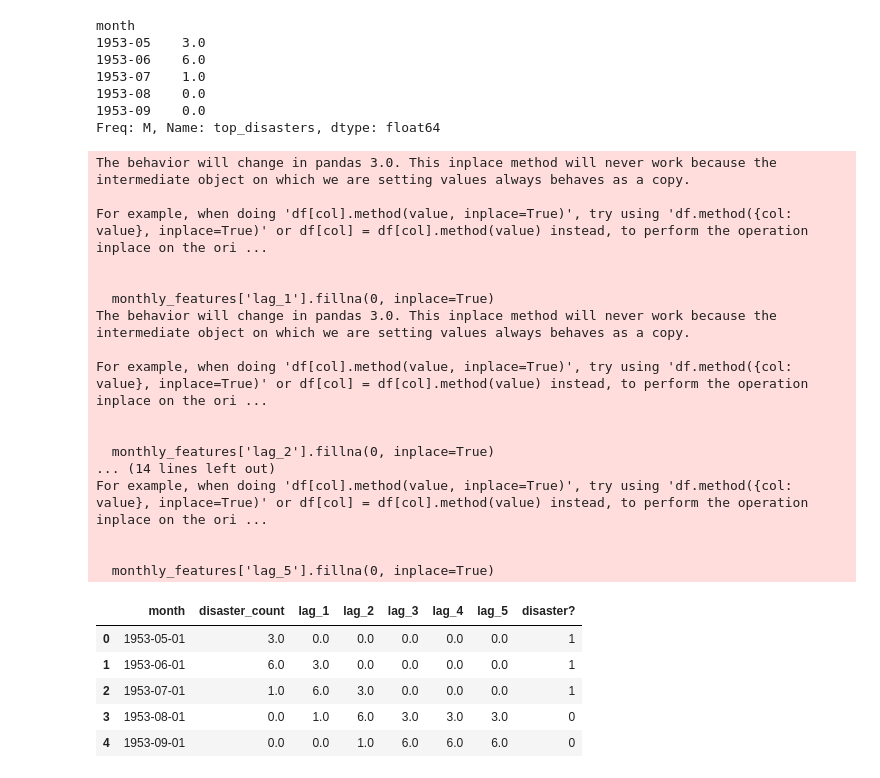
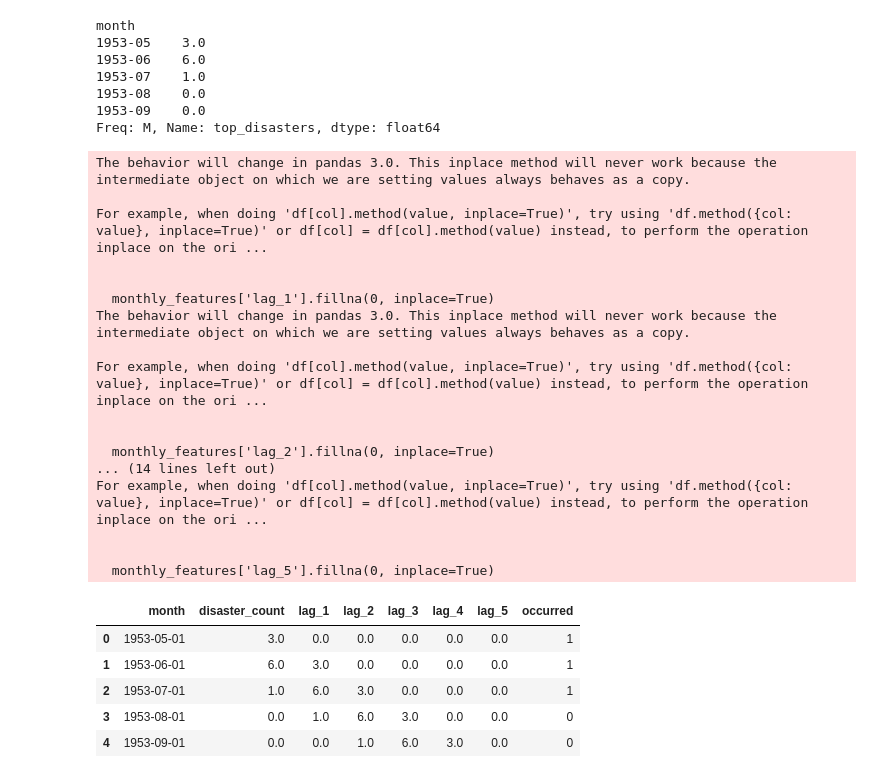
Before and after one commit to helloklow/natural_disasters, a Jupyter notebook: notebooks/low_logistic_regression.ipynb, the cells around one changed output. Drawn from its saved outputs; the diff is of its cells as text; code cells hidden in the pictures.

```diff
--- a/notebooks/low_logistic_regression.ipynb
+++ b/notebooks/low_logistic_regression.ipynb
@@ -191,49 +251,49 @@ month
 1953-09    0.0
 Freq: M, Name: top_disasters, dtype: float64
 # %%
-# Create a DataFrame with features
+# Create a dataframe with features
 monthly_features=pd.DataFrame({'month': monthly_disasters.index.to_timestamp(), 'disaster_count': monthly_disasters.values})
 
 # Create lagged features
 monthly_features['lag_1']=monthly_features['disaster_count'].shift(1)
 monthly_features['lag_1'].fillna(0, inplace=True)
 monthly_features['lag_2']=monthly_features['disaster_count'].shift(2)
 monthly_features['lag_2'].fillna(0, inplace=True)
 monthly_features['lag_3']=monthly_features['disaster_count'].shift(3)
 monthly_features['lag_3'].fillna(0, inplace=True)
-monthly_features['lag_4']=monthly_features['disaster_count'].shift(3)
+monthly_features['lag_4']=monthly_features['disaster_count'].shift(4)
 monthly_features['lag_4'].fillna(0, inplace=True)
-monthly_features['lag_5']=monthly_features['disaster_count'].shift(3)
+monthly_features['lag_5']=monthly_features['disaster_count'].shift(5)
 monthly_features['lag_5'].fillna(0, inplace=True)
 
 # Add a binary for disaster occurrence
-monthly_features['disaster?']=monthly_features['disaster_count'].apply(lambda x: 1 if x > 0 else 0)
+monthly_features['occurred']=monthly_features['disaster_count'].apply(lambda x: 1 if x > 0 else 0)
 
 monthly_features.head()
 # %% [output]
 The behavior will change in pandas 3.0. This inplace method will never work because the intermediate object on which we are setting values always behaves as a copy.
 
 For example, when doing 'df[col].method(value, inplace=True)', try using 'df.method({col: value}, inplace=True)' or df[col] = df[col].method(value) instead, to perform the operation inplace on the ori ...
 
 
   monthly_features['lag_1'].fillna(0, inplace=True)
 The behavior will change in pandas 3.0. This inplace method will never work because the intermediate object on which we are setting values always behaves as a copy.
 
 For example, when doing 'df[col].method(value, inplace=True)', try using 'df.method({col: value}, inplace=True)' or df[col] = df[col].method(value) instead, to perform the operation inplace on the ori ...
 
 
   monthly_features['lag_2'].fillna(0, inplace=True)
 ... (14 lines left out)
 For example, when doing 'df[col].method(value, inplace=True)', try using 'df.method({col: value}, inplace=True)' or df[col] = df[col].method(value) instead, to perform the operation inplace on the ori ...
 
 
   monthly_features['lag_5'].fillna(0, inplace=True)
-|  | month | disaster_count | lag_1 | lag_2 | lag_3 | lag_4 | lag_5 | disaster? |
+|  | month | disaster_count | lag_1 | lag_2 | lag_3 | lag_4 | lag_5 | occurred |
 | 0 | 1953-05-01 | 3.0 | 0.0 | 0.0 | 0.0 | 0.0 | 0.0 | 1 |
 | 1 | 1953-06-01 | 6.0 | 3.0 | 0.0 | 0.0 | 0.0 | 0.0 | 1 |
 | 2 | 1953-07-01 | 1.0 | 6.0 | 3.0 | 0.0 | 0.0 | 0.0 | 1 |
-| 3 | 1953-08-01 | 0.0 | 1.0 | 6.0 | 3.0 | 3.0 | 3.0 | 0 |
-| 4 | 1953-09-01 | 0.0 | 0.0 | 1.0 | 6.0 | 6.0 | 6.0 | 0 |
+| 3 | 1953-08-01 | 0.0 | 1.0 | 6.0 | 3.0 | 0.0 | 0.0 | 0 |
+| 4 | 1953-09-01 | 0.0 | 0.0 | 1.0 | 6.0 | 3.0 | 0.0 | 0 |
 # %%
 # Features and target variable
 X=monthly_features[['lag_1', 'lag_2', 'lag_3', 'lag_4', 'lag_5']]
```
Also changed, not shown: parts of 31 cells of this notebook, 2 other files.
